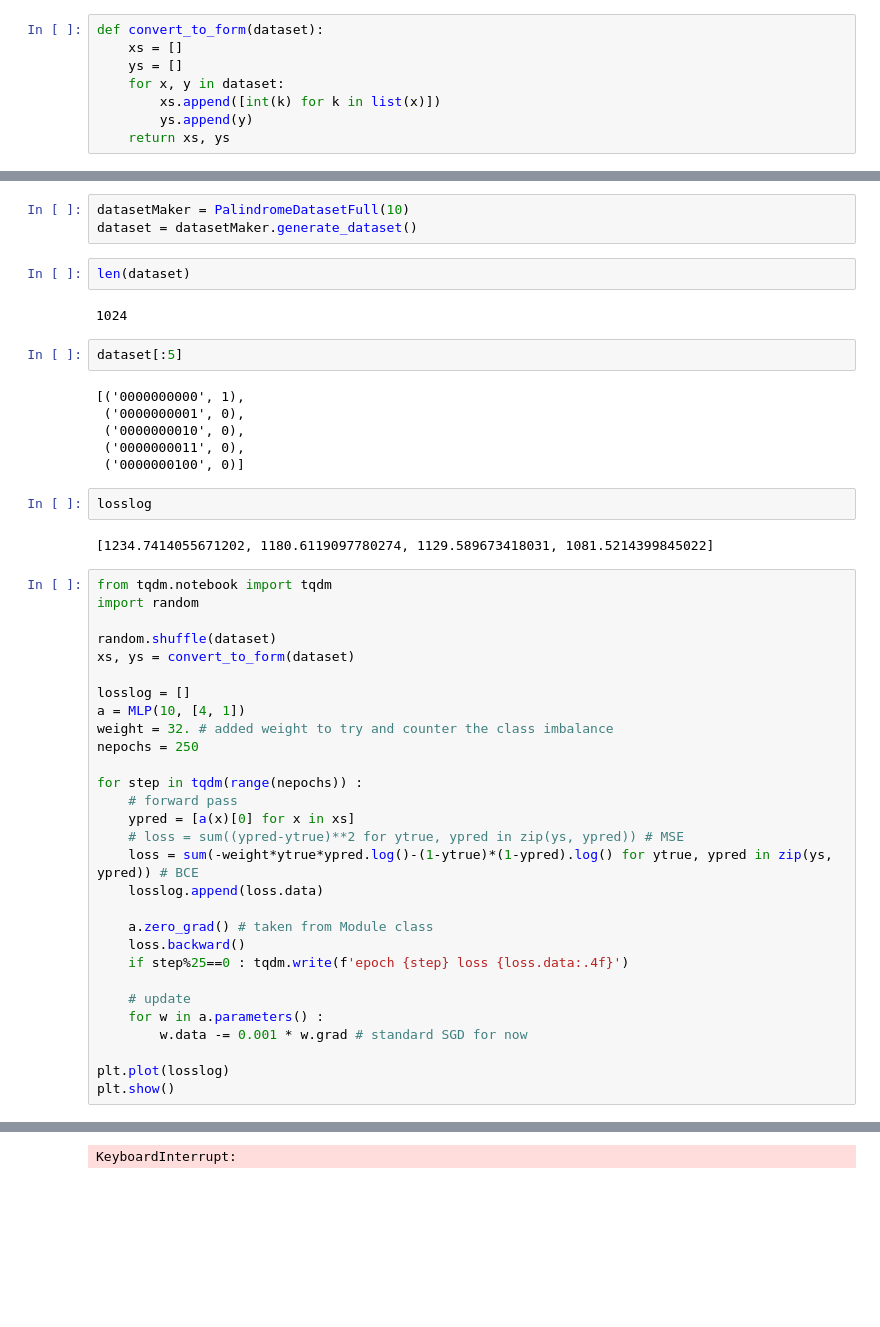
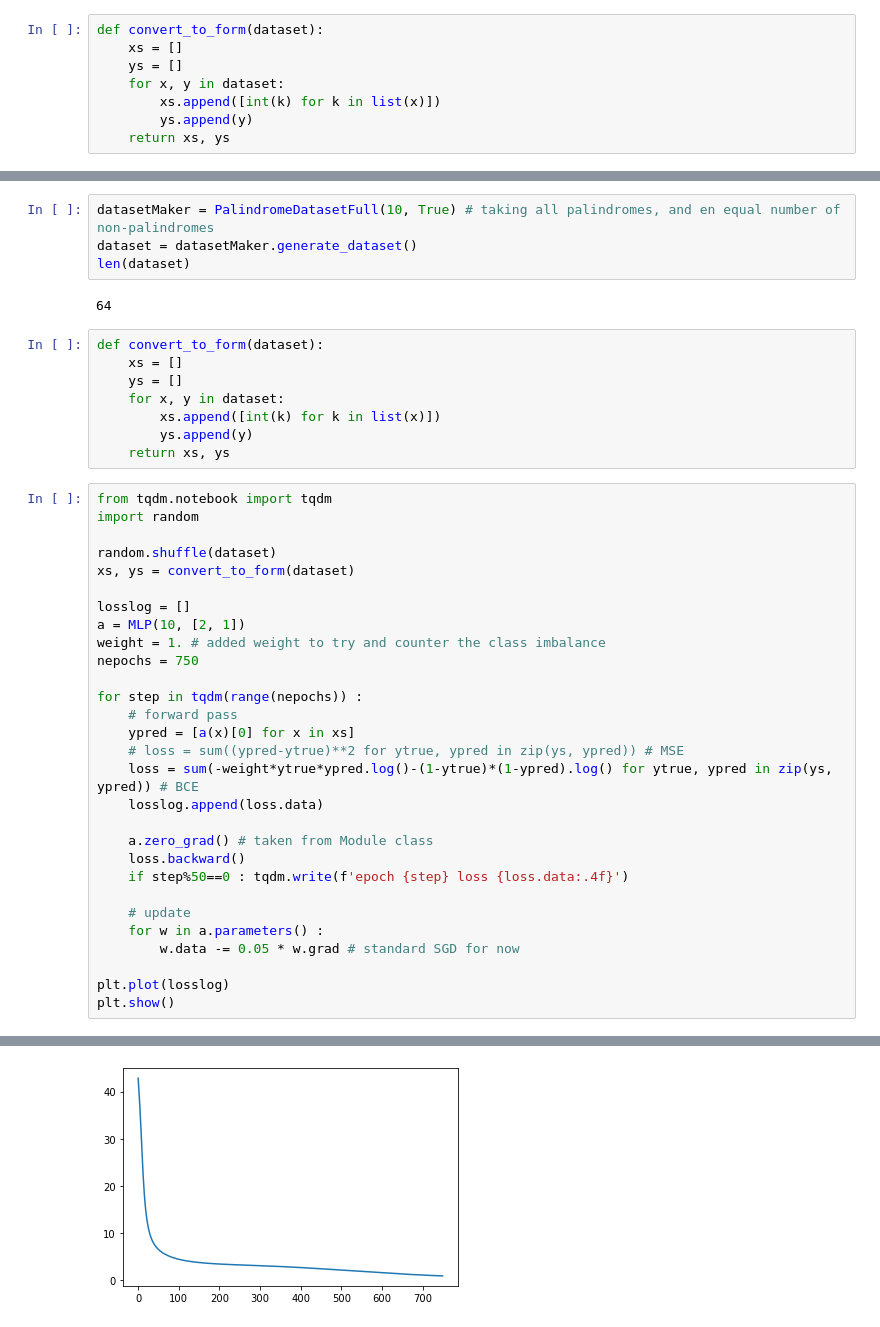
Before and after one commit to rohankalbag/natural-language-processing, a Jupyter notebook: assignment-1/Palindrome.ipynb, the cells around one changed output, grey strips where cells are left out. Saved outputs shown, nothing was run; the diff lists cells and outputs as text; blank space fills up the shorter version.

```diff
--- a/assignment-1/Palindrome.ipynb
+++ b/assignment-1/Palindrome.ipynb
@@ -147,22 +362,17 @@ Training on Full Dataset
 # %%
-datasetMaker = PalindromeDatasetFull(10)
+datasetMaker = PalindromeDatasetFull(10, True) # taking all palindromes, and en equal number of non-palindromes
 dataset = datasetMaker.generate_dataset()
+len(dataset)
+# %% [output]
+64
-# %%
-len(dataset)
-# %% [output]
-1024
-# %%
-dataset[:5]
-# %% [output]
-[('0000000000', 1),
- ('0000000001', 0),
- ('0000000010', 0),
- ('0000000011', 0),
- ('0000000100', 0)]
-# %%
-losslog
-# %% [output]
-[1234.7414055671202, 1180.6119097780274, 1129.589673418031, 1081.5214399845022]
+# %%
+def convert_to_form(dataset):
+    xs = []
+    ys = []
+    for x, y in dataset:
+        xs.append([int(k) for k in list(x)])
+        ys.append(y)
+    return xs, ys
 # %%
 from tqdm.notebook import tqdm
 import random
@@ -171,9 +381,9 @@ random.shuffle(dataset)
 xs, ys = convert_to_form(dataset)
 
 losslog = []
-a = MLP(10, [4, 1])
-weight = 32. # added weight to try and counter the class imbalance
-nepochs = 250
+a = MLP(10, [2, 1])
+weight = 1. # added weight to try and counter the class imbalance
+nepochs = 750
 
 for step in tqdm(range(nepochs)) :
     # forward pass
@@ -184,11 +394,11 @@ for step in tqdm(range(nepochs)) :
 
     a.zero_grad() # taken from Module class
     loss.backward()
-    if step%25==0 : tqdm.write(f'epoch {step} loss {loss.data:.4f}')
+    if step%50==0 : tqdm.write(f'epoch {step} loss {loss.data:.4f}')
 
     # update
     for w in a.parameters() :
-        w.data -= 0.001 * w.grad # standard SGD for now
+        w.data -= 0.05 * w.grad # standard SGD for now
 
 plt.plot(losslog)
 plt.show()
@@ -204,4 +421,4 @@ epoch 175 loss 1480.1997
-KeyboardInterrupt:
+[figure, added]
 # %%
 predictions = np.array([a(k)[0].data for k in xs])
 max(predictions), min(predictions)
```
Also changed, not shown: parts of 31 cells of this notebook, 1 other file.
